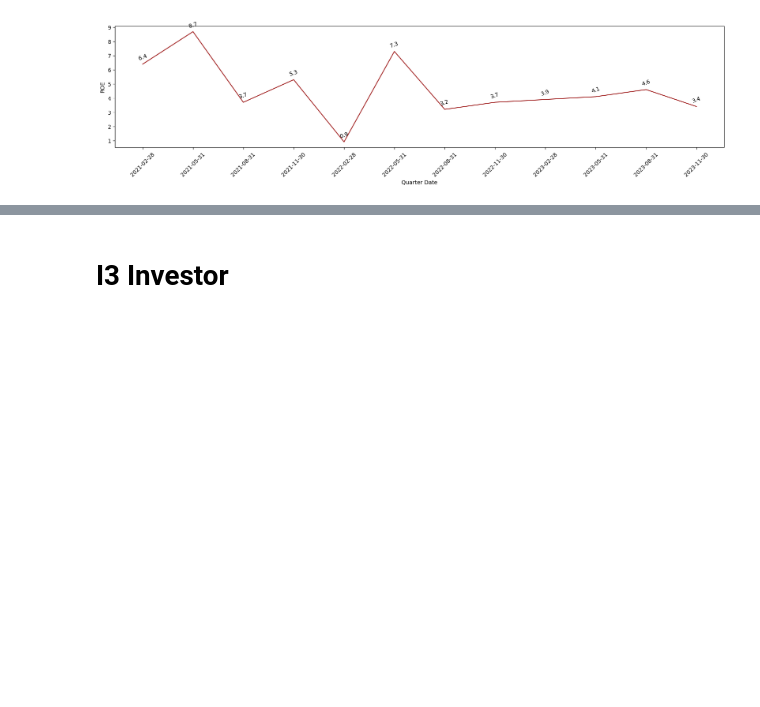
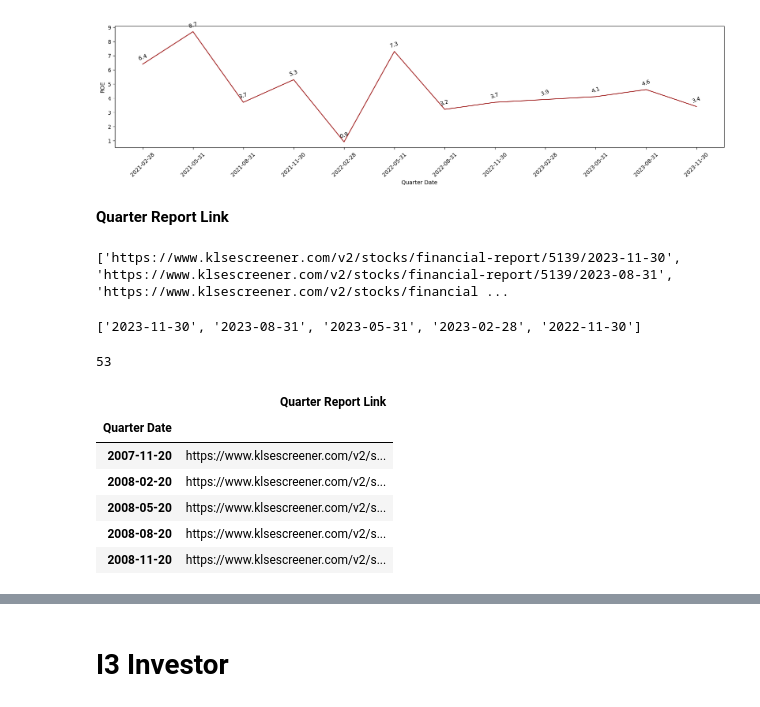
Before and after one commit to yeesem/Web-Scraping, a Jupyter notebook: Web_Scraping_KLSE_SCREENER.ipynb, the cells around one changed output, grey strips where cells are left out. Cells and saved outputs as stored; diff of their text form; code cells hidden in the pictures; blank space fills up the shorter version.

```diff
--- a/Web_Scraping_KLSE_SCREENER.ipynb
+++ b/Web_Scraping_KLSE_SCREENER.ipynb
@@ -1385,3 +1385,39 @@ plot_line_chart(quarter_result_table[-12:])
 [figure]
 [figure]
 [figure]
+# %% [markdown]
+**Quarter Report Link**
+# %%
+quarter_report_list = ["https://www.klsescreener.com" + item["href"] for item in quarter_result_html.find_all("a")]
+
+print(quarter_report_list)
+# %% [output]
+['https://www.klsescreener.com/v2/stocks/financial-report/5139/2023-11-30', 'https://www.klsescreener.com/v2/stocks/financial-report/5139/2023-08-31', 'https://www.klsescreener.com/v2/stocks/financial ...
+# %%
+quarter_report_index = []
+
+for item in quarter_report_list:
+  item = item.split("/")
+  item = item[len(item)-1]
+  quarter_report_index.append(item)
+
+quarter_report_index[:5]
+# %% [output]
+['2023-11-30', '2023-08-31', '2023-05-31', '2023-02-28', '2022-11-30']
+# %%
+len(quarter_report_list)
+# %% [output]
+53
+# %%
+quarter_report_list_table = pd.DataFrame({"Quarter Date" : quarter_report_index,"Quarter Report Link":quarter_report_list})
+quarter_report_list_table.set_index("Quarter Date",inplace = True)
+quarter_report_list_table.sort_index(ascending = True,inplace = True)
+quarter_report_list_table.head()
+# %% [output]
+|  | Quarter Report Link |
+| Quarter Date |  |
+| 2007-11-20 | https://www.klsescreener.com/v2/s... |
+| 2008-02-20 | https://www.klsescreener.com/v2/s... |
+| 2008-05-20 | https://www.klsescreener.com/v2/s... |
+| 2008-08-20 | https://www.klsescreener.com/v2/s... |
+| 2008-11-20 | https://www.klsescreener.com/v2/s... |
```
Also changed, not shown: parts of 3 cells of this notebook.
